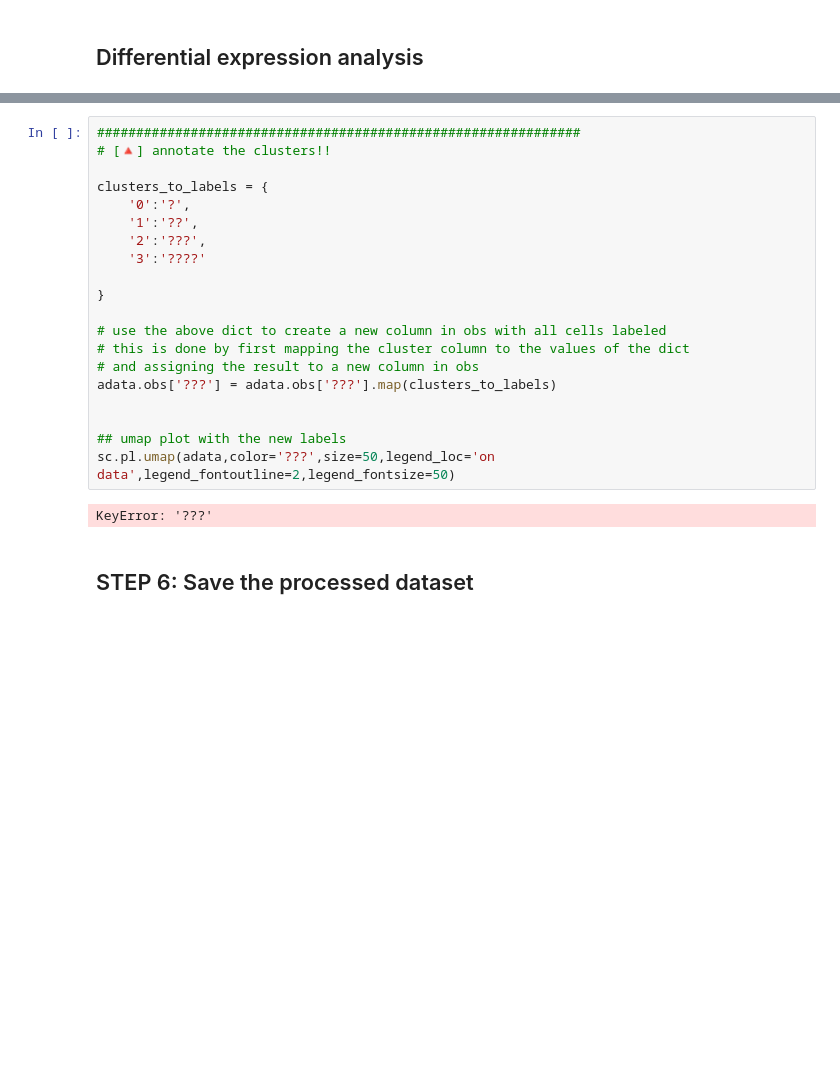
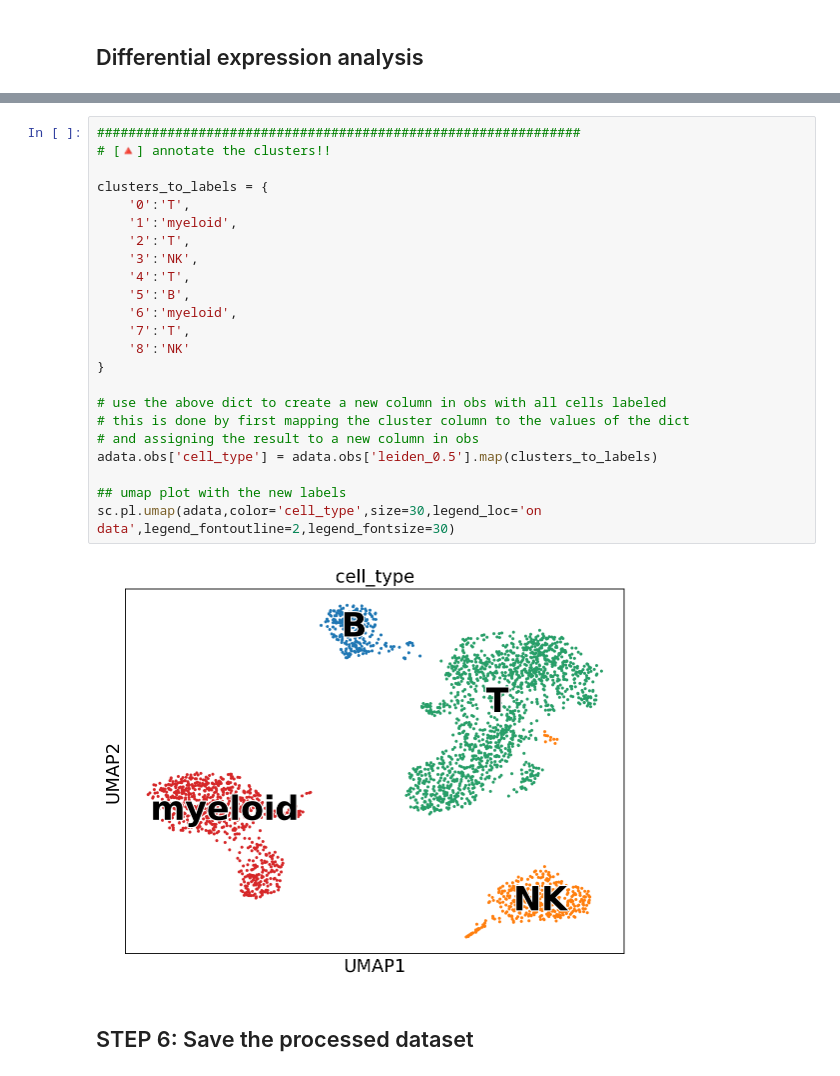
Before and after one commit to ethan-dinh/BMS-225A, a Jupyter notebook: code/WS3/bms225a_ds_workshop_3_student_notebook_2025.ipynb, the cells around one changed output, grey strips where cells are left out. Cells and saved outputs as stored; diff of their text form; blank space fills up the shorter version.

```diff
--- a/code/WS3/bms225a_ds_workshop_3_student_notebook_2025.ipynb
+++ b/code/WS3/bms225a_ds_workshop_3_student_notebook_2025.ipynb
@@ -541,25 +539,28 @@ WARNING: dendrogram data not found (using key=dendrogram_leiden_coarse). Running
 # %%
 ##############################################################
 # [🔺] annotate the clusters!!
 
 clusters_to_labels = {
-    '0':'?',
-    '1':'??',
-    '2':'???',
-    '3':'????'
-
+    '0':'T',
+    '1':'myeloid',
+    '2':'T',
+    '3':'NK',
+    '4':'T',
+    '5':'B',
+    '6':'myeloid',
+    '7':'T',
+    '8':'NK'
 }
 
 # use the above dict to create a new column in obs with all cells labeled
 # this is done by first mapping the cluster column to the values of the dict
 # and assigning the result to a new column in obs
-adata.obs['???'] = adata.obs['???'].map(clusters_to_labels)
-
+adata.obs['cell_type'] = adata.obs['leiden_0.5'].map(clusters_to_labels)
 
 ## umap plot with the new labels
-sc.pl.umap(adata,color='???',size=50,legend_loc='on data',legend_fontoutline=2,legend_fontsize=50)
+sc.pl.umap(adata,color='cell_type',size=30,legend_loc='on data',legend_fontoutline=2,legend_fontsize=30)
 # %% [output]
-KeyError: '???'
+[figure, added]
 # %% [markdown]
 ## STEP 6: Save the processed dataset
 # %%
```
Also changed, not shown: parts of 18 cells of this notebook.
